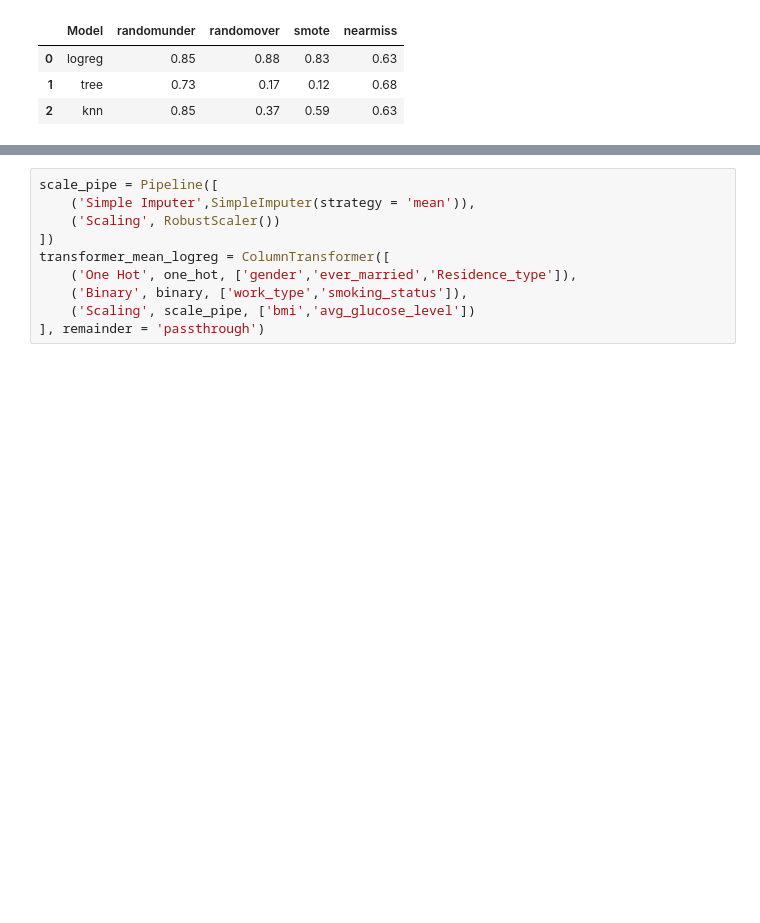
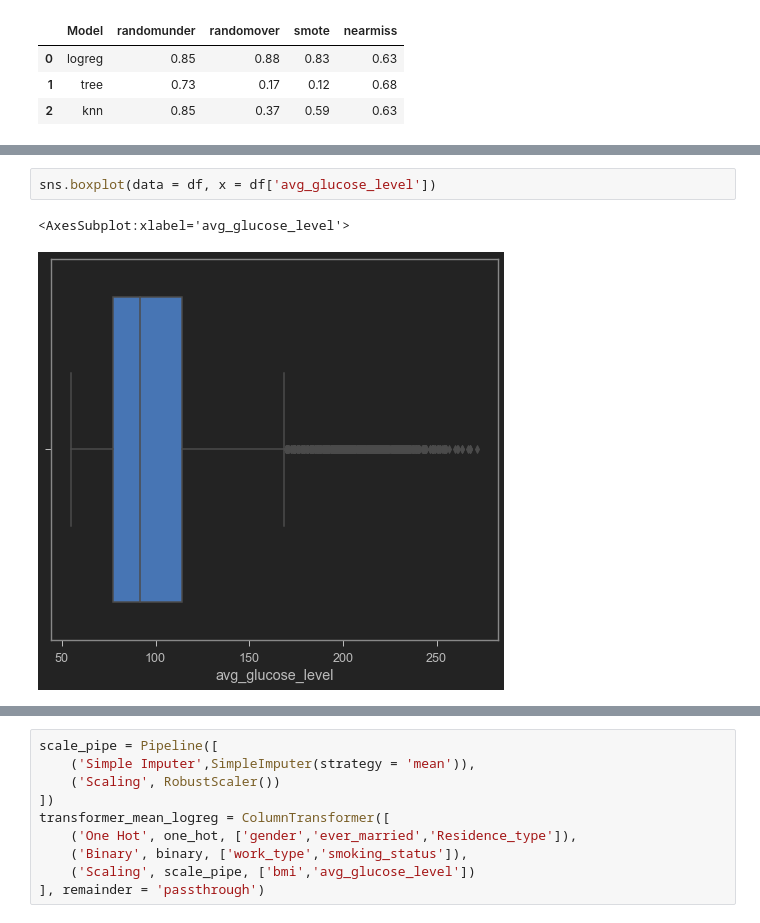
Before and after one commit to shinjiriki/Final-Project-Stroke, a Jupyter notebook: stroke_predict.ipynb, the cells around one changed output, grey strips where cells are left out. Saved outputs shown, nothing was run; the diff lists cells and outputs as text; blank space fills up the shorter version.

```diff
--- a/stroke_predict.ipynb
+++ b/stroke_predict.ipynb
@@ -791,0 +778,5 @@ overall_func()
+# %%
+sns.boxplot(data = df, x = df['avg_glucose_level'])
+# %% [output]
+<AxesSubplot:xlabel='avg_glucose_level'>
+[figure, added]
```
Also changed, not shown: parts of 118 cells of this notebook.
